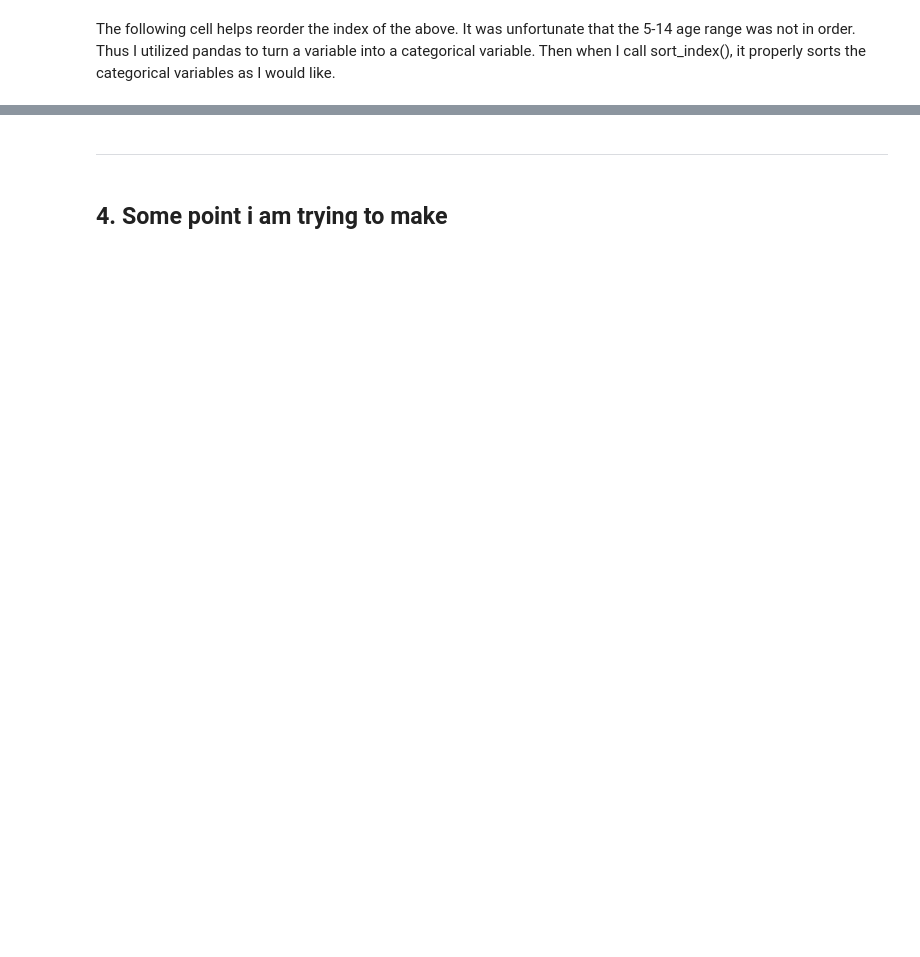
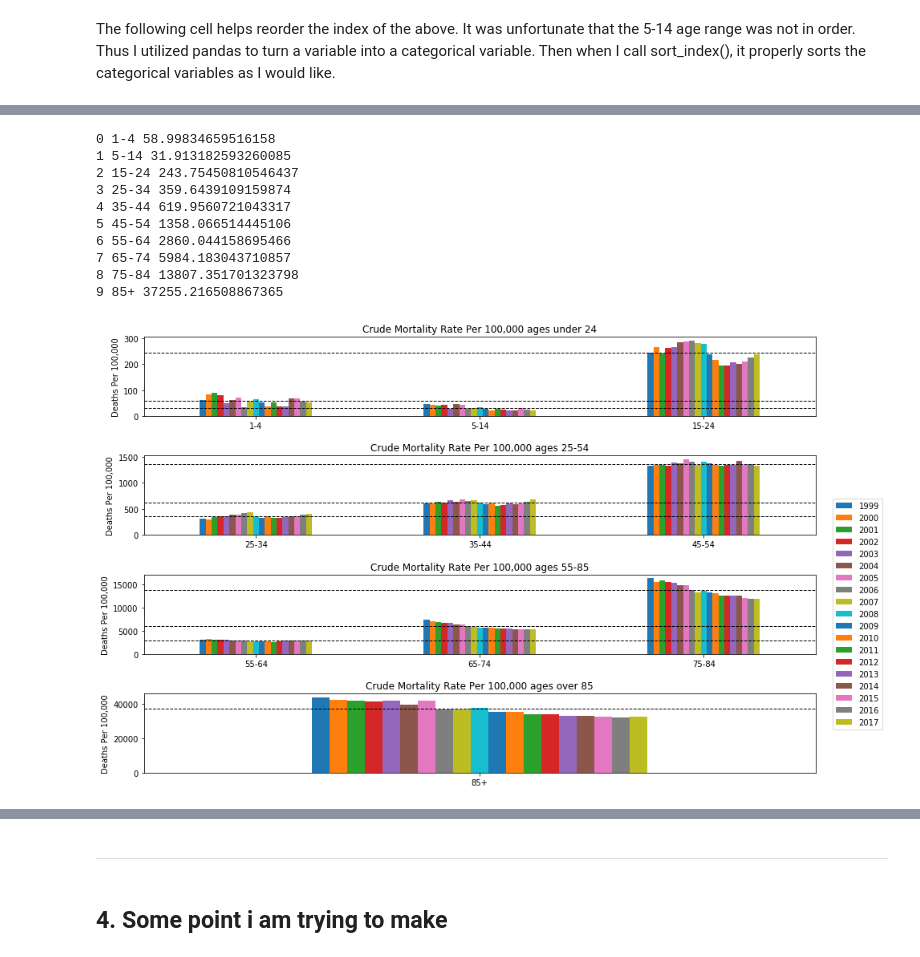
Before and after one commit to ajasica/ajasica.github.io, a Jupyter notebook: Final Tutorial.ipynb, the cells around one changed output, grey strips where cells are left out. Drawn from its saved outputs; the diff is of its cells as text; code cells hidden in the pictures; blank space fills up the shorter version.

```diff
--- a/Final Tutorial.ipynb
+++ b/Final Tutorial.ipynb
@@ -283,0 +331,9 @@ Text(0, 0.5, 'Deaths')
+# %%
+cmr = pd.DataFrame()
+
+for year in range(1999,2018):
+    deaths_yr = deaths[deaths["Year"] == year].groupby("Age Range").Deaths.sum()
+    total_pop_yr = deaths[deaths["Year"] == year].groupby("Age Range").Population.mean()
+
+    cmr[str(year)] = (deaths_yr / total_pop_yr) * 100000
+cmr
@@ -283,0 +353,39 @@ Text(0, 0.5, 'Deaths')
+# %%
+cmr.index = pd.Categorical(cmr.index, order)
+cmr.sort_index(inplace=True)
+# %%
+cmr_mean = numpy.array(cmr.mean(axis=1))
+# %%
+age_ranges = deaths["Age Range"].unique()
+
+fig, ax = plt.subplots(4, 1, figsize=(15,10))
+
+cmr.loc[["1-4", "5-14", "15-24"]].plot.bar(title="Crude Mortality Rate Per 100,000 ages under 24", ax=ax[0], legend=False, rot=0, zorder=1).set_ylabel("Deaths Per 100,000")
+
+cmr.loc[["25-34","35-44", "45-54"]].plot.bar(title="Crude Mortality Rate Per 100,000 ages 25-54", ax=ax[1], legend=False, rot=0, zorder=1).set_ylabel("Deaths Per 100,000")
+
+cmr.loc[["55-64","65-74", "75-84"]].plot.bar(title="Crude Mortality Rate Per 100,000 ages 55-85", ax=ax[2], legend=False, rot=0, zorder=1).set_ylabel("Deaths Per 100,000")
+
+cmr.loc[["85+"]].plot.bar(title="Crude Mortality Rate Per 100,000 ages over 85", ax=ax[3], legend=False, rot=0, zorder=1).set_ylabel("Deaths Per 100,000")
+
+
+for i in range(0,10):
+    index = int(i/3)
+    ax[index].axhline(y=cmr_mean[i] ,color='black', linewidth=1, ls="--", zorder=1)
+    print(i, age_ranges[i], cmr_mean[i])
+
+
+plt.legend(loc='center left', bbox_to_anchor=(1.02, 2.0))
+plt.subplots_adjust(hspace=0.5)
+# %% [output]
+0 1-4 58.99834659516158
+1 5-14 31.913182593260085
+2 15-24 243.75450810546437
+3 25-34 359.6439109159874
+4 35-44 619.9560721043317
+5 45-54 1358.066514445106
+6 55-64 2860.044158695466
+7 65-74 5984.183043710857
+8 75-84 13807.351701323798
+9 85+ 37255.216508867365
+[figure, added]
```
Also changed, not shown: parts of 29 cells of this notebook.
